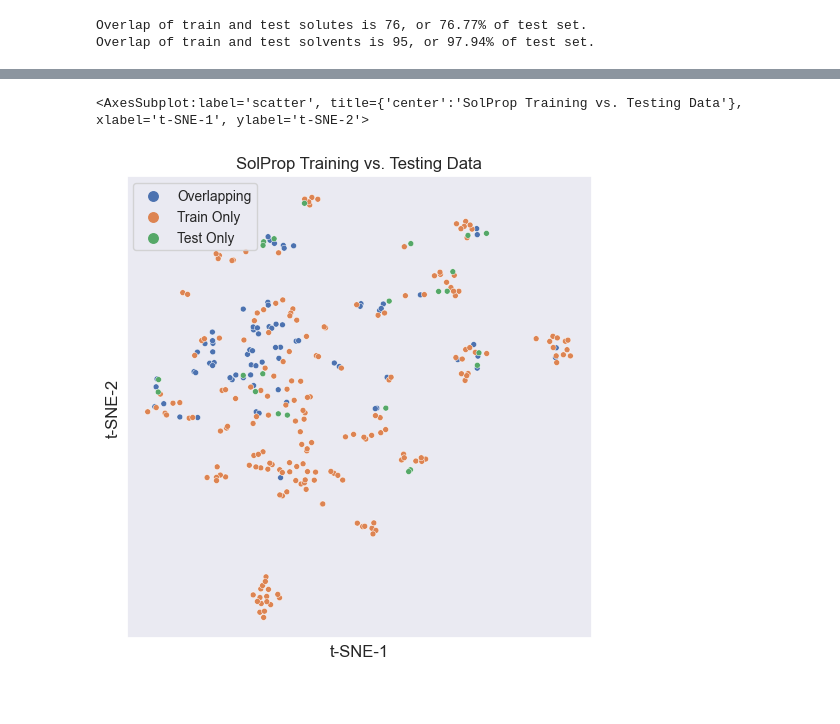
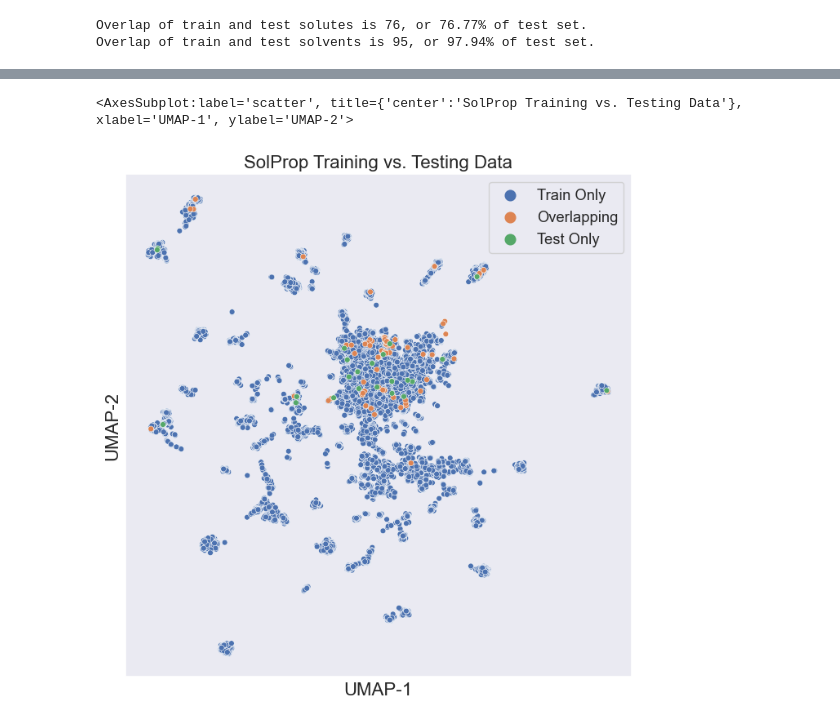
Before and after one commit to JacksonBurns/fastsolv, a Jupyter notebook: figures/solprop_extrapolation.ipynb, the cells around one changed output, grey strips where cells are left out. Saved outputs shown, nothing was run; the diff lists cells and outputs as text; code cells hidden in the pictures; blank space fills up the shorter version.

Commit message:
switch to umap, fit only on training data

```diff
--- a/figures/solprop_extrapolation.ipynb
+++ b/figures/solprop_extrapolation.ipynb
@@ -51,8 +52,8 @@ print(f"Testing data includes {len(testing_solvents):d} solvents and {len(testin
 # %% [output]
 Testing data includes 97 solvents and 99 solutes.
 # %%
-overlapping_solutes = testing_solutes.intersection(solute_smiles)
-overlapping_solvents = testing_solvents.intersection(solvent_smiles)
+overlapping_solutes = testing_solutes.intersection(training_solutes)
+overlapping_solvents = testing_solvents.intersection(training_solvents)
 print(f"Overlap of train and test solutes is {len(overlapping_solutes):d}, or {len(overlapping_solutes)/len(testing_solutes):.2%} of test set.")
 print(f"Overlap of train and test solvents is {len(overlapping_solvents):d}, or {len(overlapping_solvents)/len(testing_solvents):.2%} of test set.")
 # %% [output]
@@ -61,7 +99,7 @@ Overlap of train and test solvents is 95, or 97.94% of test set.
 # %%
 test_only_solutes = list(filter(lambda s: s not in overlapping_solutes, testing_solutes))
 rng = np.random.default_rng(seed=2)
-train_only_solutes = rng.choice(list(filter(lambda s: s not in overlapping_solutes, solute_smiles)), 200, replace=False, shuffle=False)
+train_only_solutes = list(filter(lambda s: s not in overlapping_solutes, training_solutes))  # rng.choice(list(filter(lambda s: s not in overlapping_solutes, training_solutes)), 200, replace=False, shuffle=False)
 # %%
-combined_solute_list = list(overlapping_solutes) + list(train_only_solutes) + list(test_only_solutes)
-combined_origin_list = ["Overlapping"] * len(overlapping_solutes) + ["Train Only"] * len(train_only_solutes) + ["Test Only"] * len(test_only_solutes)
+combined_solute_list = list(train_only_solutes) + list(overlapping_solutes) + list(test_only_solutes)
+combined_origin_list = ["Train Only"] * len(train_only_solutes) + ["Overlapping"] * len(overlapping_solutes) + ["Test Only"] * len(test_only_solutes)
@@ -70,3 +106,3 @@ from chemplot import Plotter
 # %%
-pltr = Plotter.from_smiles(combined_solute_list, target=combined_origin_list, target_type="C")
+pltr = MoleculesUMAP.from_smiles(combined_solute_list, target=combined_origin_list, target_type="C", sim_type="structural")
 # %% [output]
@@ -92,5 +126,5 @@ pltr.tsne()
 # %%
-pltr.visualize_plot(size=6, remove_outliers=True, title="SolProp Training vs. Testing Data")
+pltr.visualize_plot(size=8, remove_outliers=False, title="SolProp Training vs. Testing Data")
 # %% [output]
-<AxesSubplot:label='scatter', title={'center':'SolProp Training vs. Testing Data'}, xlabel='t-SNE-1', ylabel='t-SNE-2'>
+<AxesSubplot:label='scatter', title={'center':'SolProp Training vs. Testing Data'}, xlabel='UMAP-1', ylabel='UMAP-2'>
-[figure, old version]
+[figure, new version]
```
Also changed, not shown: parts of 8 cells of this notebook, 1 other file.
